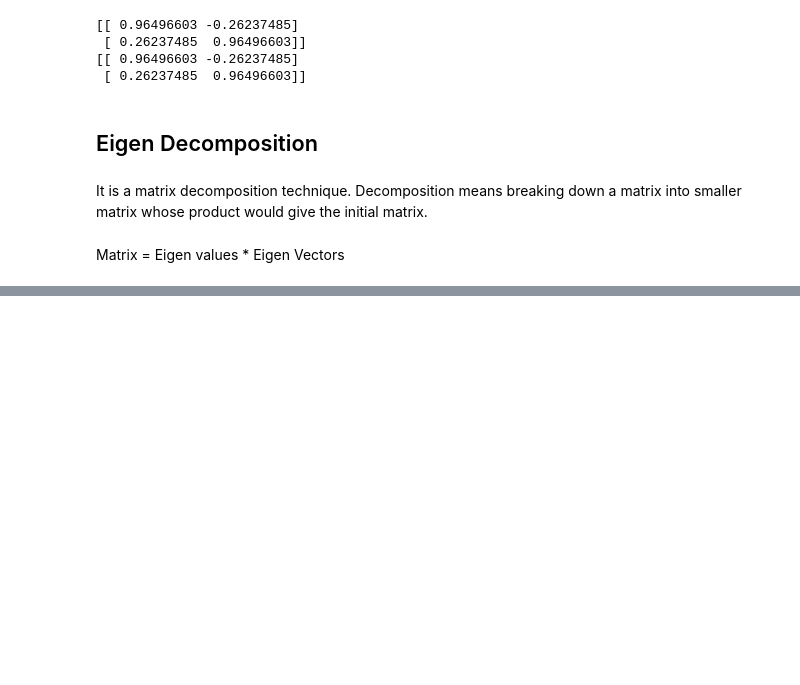
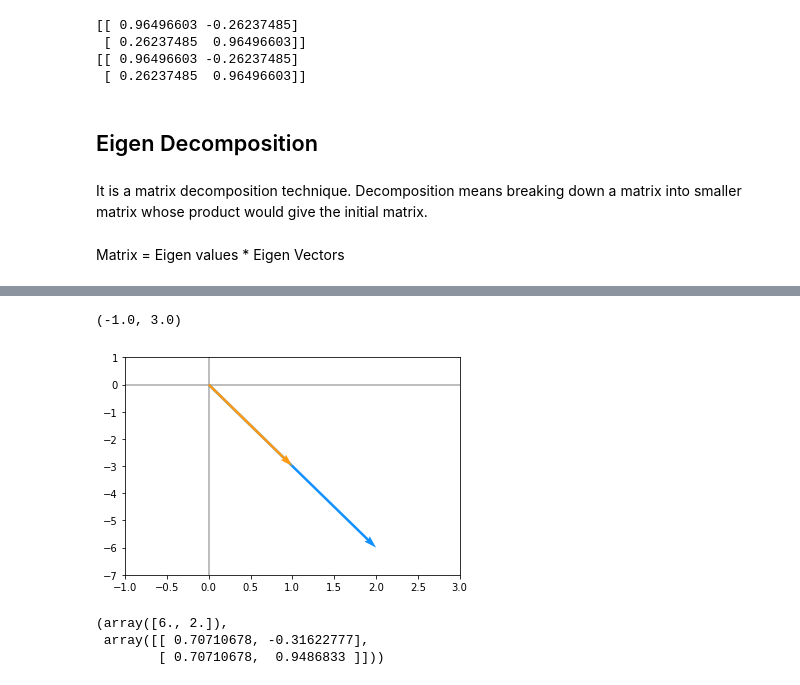
Before and after one commit to yashkumar1992/-IanGoodfellowDL, a Jupyter notebook: LinearAlgebra.ipynb, the cells around one changed output, grey strips where cells are left out. Cells and saved outputs as stored; diff of their text form; code cells hidden in the pictures; blank space fills up the shorter version.

```diff
--- a/LinearAlgebra.ipynb
+++ b/LinearAlgebra.ipynb
@@ -750,0 +756,17 @@ plt.xlim(-1, 4)
+# %%
+v = np.array([[1], [-3]])
+# %%
+Av = A.dot(v)
+
+plotVectors([Av.flatten(), v.flatten()], cols=[blue, orange])
+plt.ylim(-7, 1)
+plt.xlim(-1, 3)
+# %% [output]
+(-1.0, 3.0)
+[figure, added]
+# %%
+np.linalg.eig(A)
+# %% [output]
+(array([6., 2.]),
+ array([[ 0.70710678, -0.31622777],
+        [ 0.70710678,  0.9486833 ]]))
```
Also changed, not shown: parts of 18 cells of this notebook.
